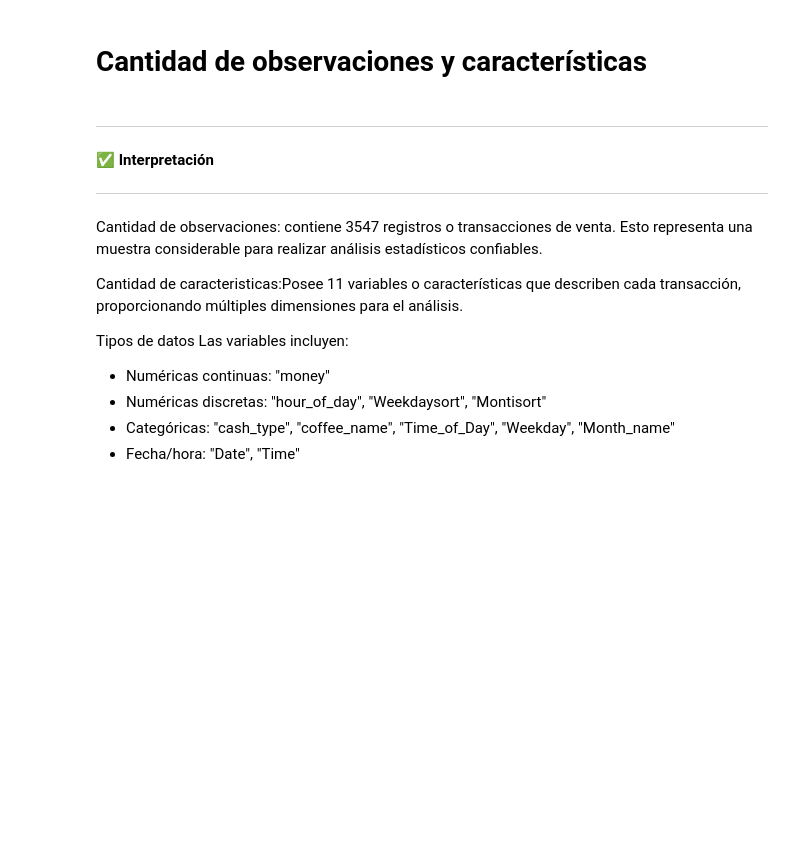
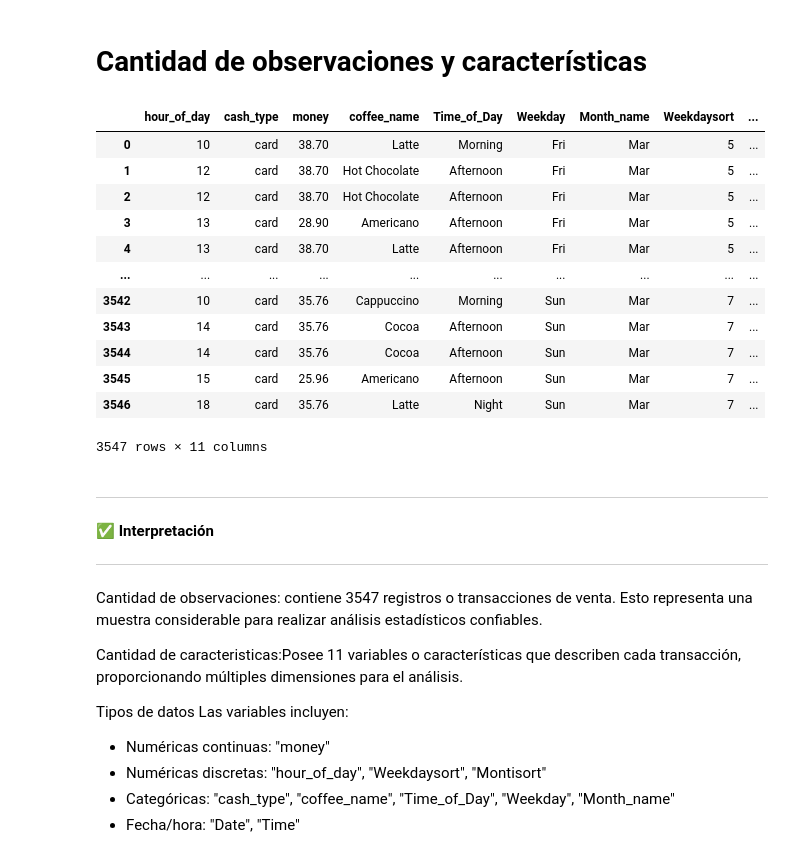
Before and after one commit to kithian/inteligencia_artificial, a Jupyter notebook: 620454_Base_Evaluacion_1_2025_2_AnalisisExploratorio.ipynb, the cells around one changed output. Saved outputs shown, nothing was run; the diff lists cells and outputs as text; code cells hidden in the pictures; blank space fills up the shorter version.

```diff
--- a/620454_Base_Evaluacion_1_2025_2_AnalisisExploratorio.ipynb
+++ b/620454_Base_Evaluacion_1_2025_2_AnalisisExploratorio.ipynb
@@ -167,3 +135,21 @@ print(data.tail())
+# %%
+# Definimos una variable llamada data_frame que contiene el archivo CSV
+data_frame = pd.read_csv("data_ventas_cafe.csv")
+data_frame
+# %% [output]
+|  | hour_of_day | cash_type | money | coffee_name | Time_of_Day | Weekday | Month_name | Weekdaysort | ... |
+| 0 | 10 | card | 38.70 | Latte | Morning | Fri | Mar | 5 | ... |
+| 1 | 12 | card | 38.70 | Hot Chocolate | Afternoon | Fri | Mar | 5 | ... |
+| 2 | 12 | card | 38.70 | Hot Chocolate | Afternoon | Fri | Mar | 5 | ... |
+| 3 | 13 | card | 28.90 | Americano | Afternoon | Fri | Mar | 5 | ... |
+| 4 | 13 | card | 38.70 | Latte | Afternoon | Fri | Mar | 5 | ... |
+| ... | ... | ... | ... | ... | ... | ... | ... | ... | ... |
+| 3542 | 10 | card | 35.76 | Cappuccino | Morning | Sun | Mar | 7 | ... |
+| 3543 | 14 | card | 35.76 | Cocoa | Afternoon | Sun | Mar | 7 | ... |
+| 3544 | 14 | card | 35.76 | Cocoa | Afternoon | Sun | Mar | 7 | ... |
+| 3545 | 15 | card | 25.96 | Americano | Afternoon | Sun | Mar | 7 | ... |
+| 3546 | 18 | card | 35.76 | Latte | Night | Sun | Mar | 7 | ... |
+3547 rows × 11 columns
 # %% [markdown]
 ---
 ✅ **Interpretación**
```
Also changed, not shown: parts of 18 cells of this notebook.
